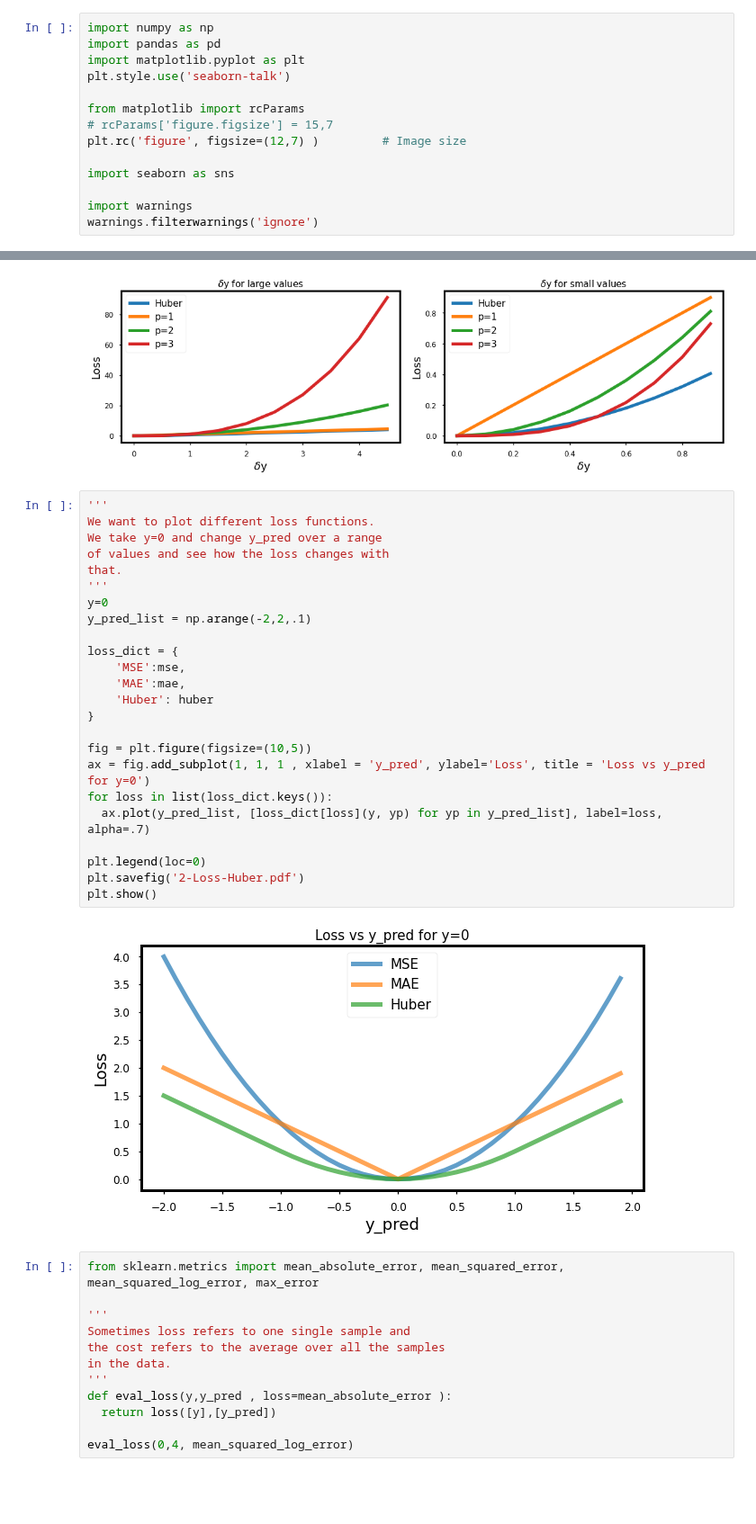
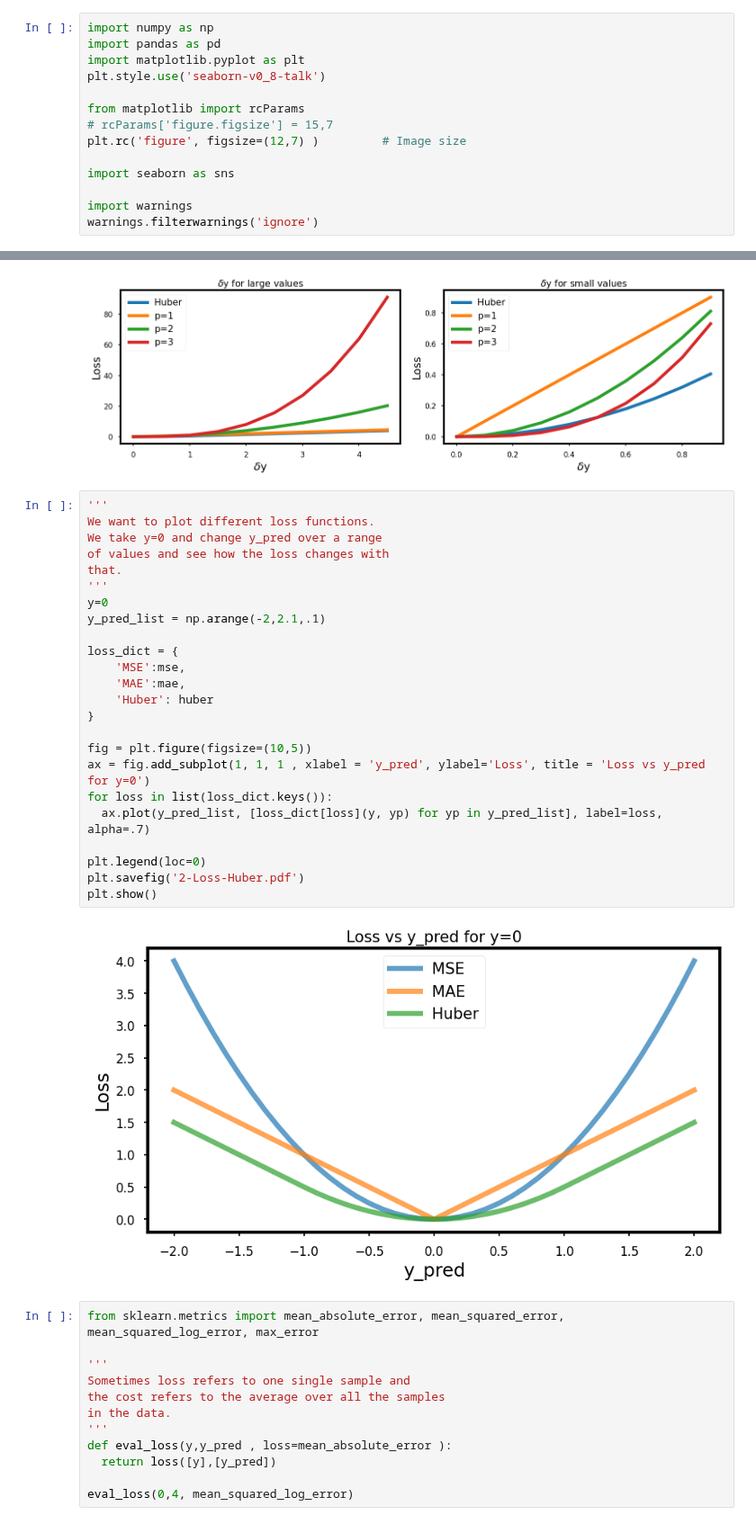
Before and after one commit to sraeisi/MachineLearning_Physics, a Jupyter notebook: 1/MLP_Basics_Loss.ipynb, the cells around one changed output, grey strips where cells are left out. Shown at 90% size. Cells and saved outputs as stored; diff of their text form; blank space fills up the shorter version.

```diff
--- a/1/MLP_Basics_Loss.ipynb
+++ b/1/MLP_Basics_Loss.ipynb
@@ -6,7 +6,7 @@
 import numpy as np
 import pandas as pd
 import matplotlib.pyplot as plt
-plt.style.use('seaborn-talk')
+plt.style.use('seaborn-v0_8-talk')
 
 from matplotlib import rcParams
 # rcParams['figure.figsize'] = 15,7
@@ -171,29 +171,29 @@ plt.show()
 # %%
 '''
 We want to plot different loss functions.
 We take y=0 and change y_pred over a range
 of values and see how the loss changes with
 that.
 '''
 y=0
-y_pred_list = np.arange(-2,2,.1)
+y_pred_list = np.arange(-2,2.1,.1)
 
 loss_dict = {
     'MSE':mse,
     'MAE':mae,
     'Huber': huber
 }
 
 fig = plt.figure(figsize=(10,5))
 ax = fig.add_subplot(1, 1, 1 , xlabel = 'y_pred', ylabel='Loss', title = 'Loss vs y_pred for y=0')
 for loss in list(loss_dict.keys()):
   ax.plot(y_pred_list, [loss_dict[loss](y, yp) for yp in y_pred_list], label=loss, alpha=.7)
 
 plt.legend(loc=0)
 plt.savefig('2-Loss-Huber.pdf')
 plt.show()
 # %% [output]
-[figure, old version]
+[figure, new version]
 # %%
 from sklearn.metrics import mean_absolute_error, mean_squared_error, mean_squared_log_error, max_error
 
```
Also changed, not shown: parts of 1 cell of this notebook.
